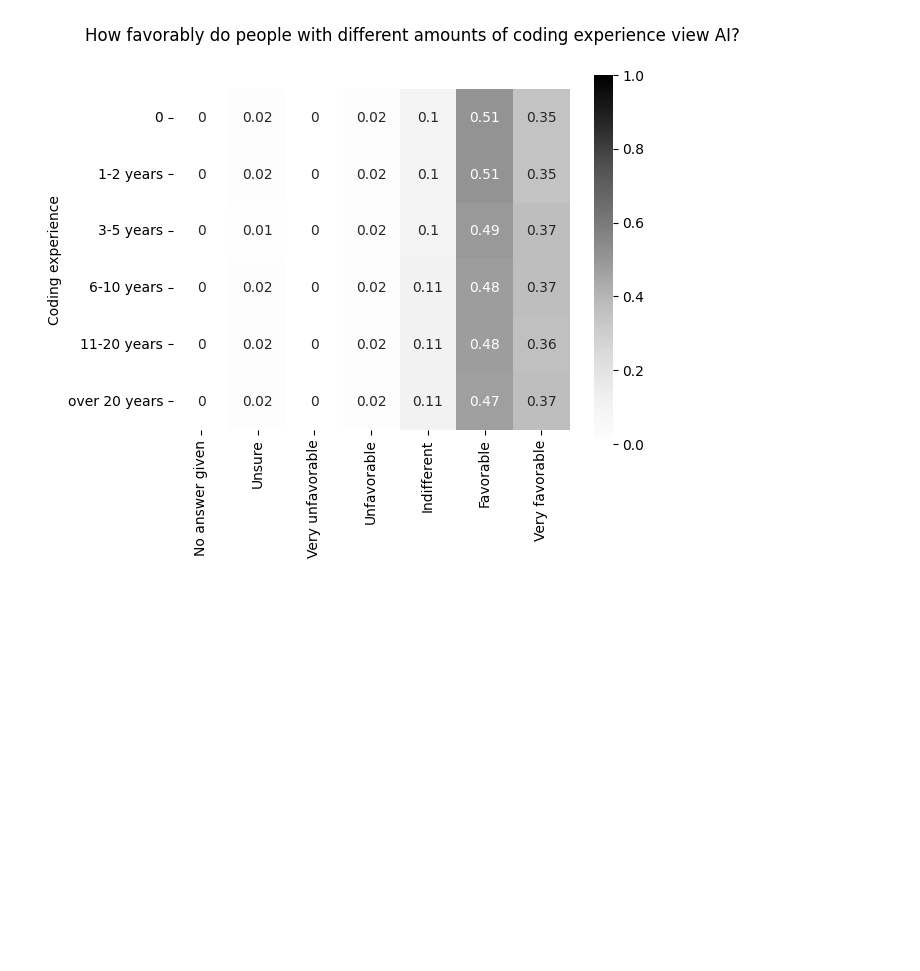
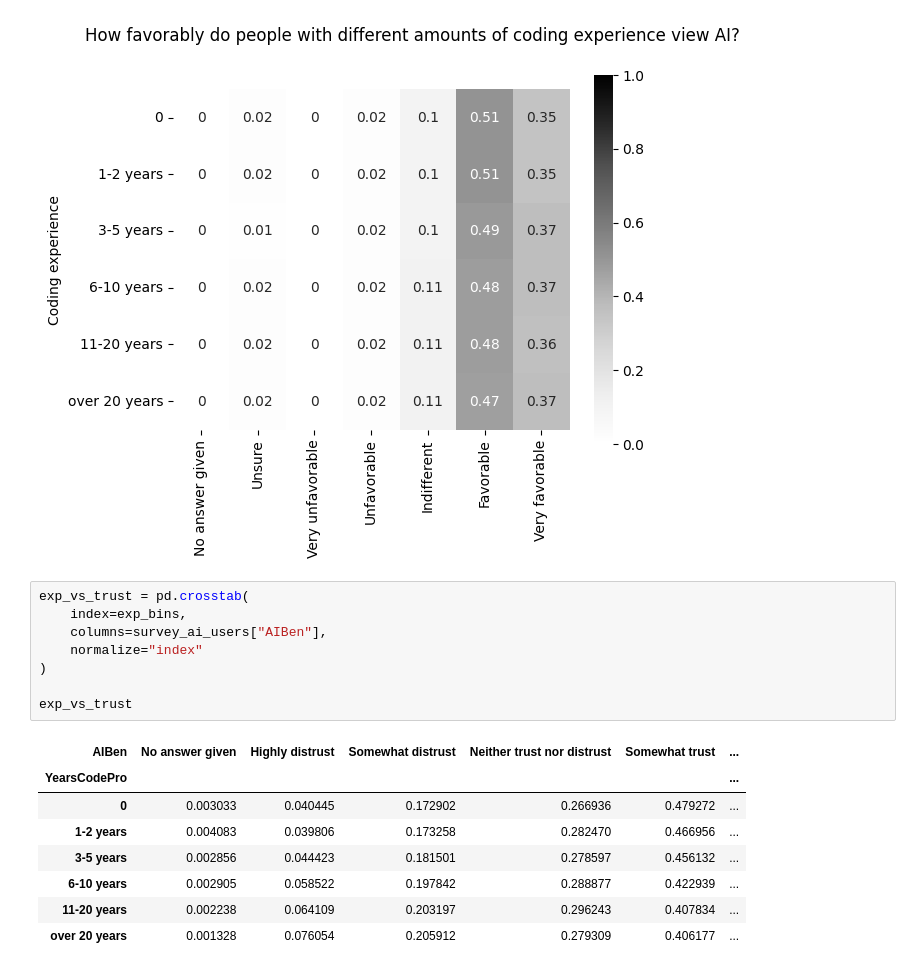
Before and after one commit to jeremysb1/data_analysis_projects, a Jupyter notebook: categorical_data.ipynb, the cells around one changed output. Saved outputs shown, nothing was run; the diff lists cells and outputs as text; blank space fills up the shorter version.

```diff
--- a/categorical_data.ipynb
+++ b/categorical_data.ipynb
@@ -820,3 +820,20 @@ axis.set(
 plt.show()
 # %% [output]
 [figure]
+# %%
+exp_vs_trust = pd.crosstab(
+    index=exp_bins,
+    columns=survey_ai_users["AIBen"],
+    normalize="index"
+)
+
+exp_vs_trust
+# %% [output]
+| AIBen | No answer given | Highly distrust | Somewhat distrust | Neither trust nor distrust | Somewhat trust | ... |
+| YearsCodePro |  |  |  |  |  | ... |
+| 0 | 0.003033 | 0.040445 | 0.172902 | 0.266936 | 0.479272 | ... |
+| 1-2 years | 0.004083 | 0.039806 | 0.173258 | 0.282470 | 0.466956 | ... |
+| 3-5 years | 0.002856 | 0.044423 | 0.181501 | 0.278597 | 0.456132 | ... |
+| 6-10 years | 0.002905 | 0.058522 | 0.197842 | 0.288877 | 0.422939 | ... |
+| 11-20 years | 0.002238 | 0.064109 | 0.203197 | 0.296243 | 0.407834 | ... |
+| over 20 years | 0.001328 | 0.076054 | 0.205912 | 0.279309 | 0.406177 | ... |
```
Also changed, not shown: parts of 2 cells of this notebook.
